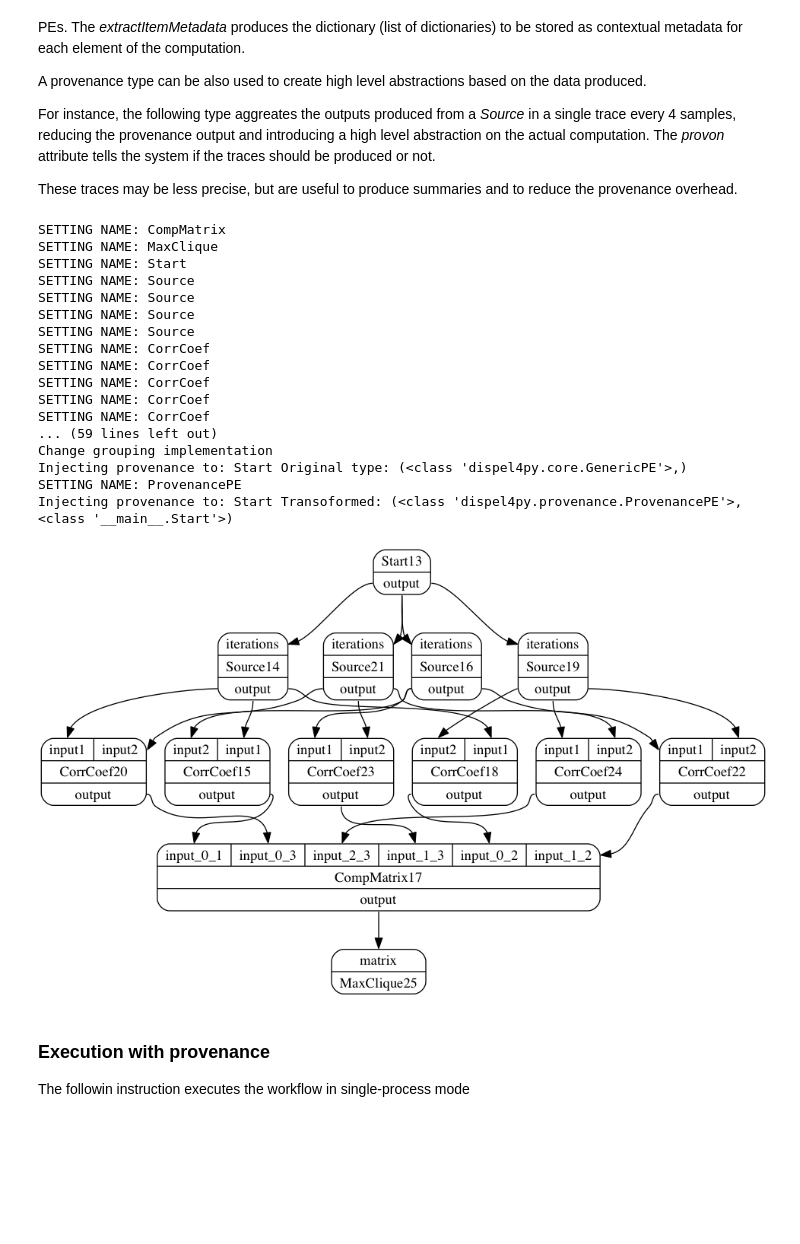
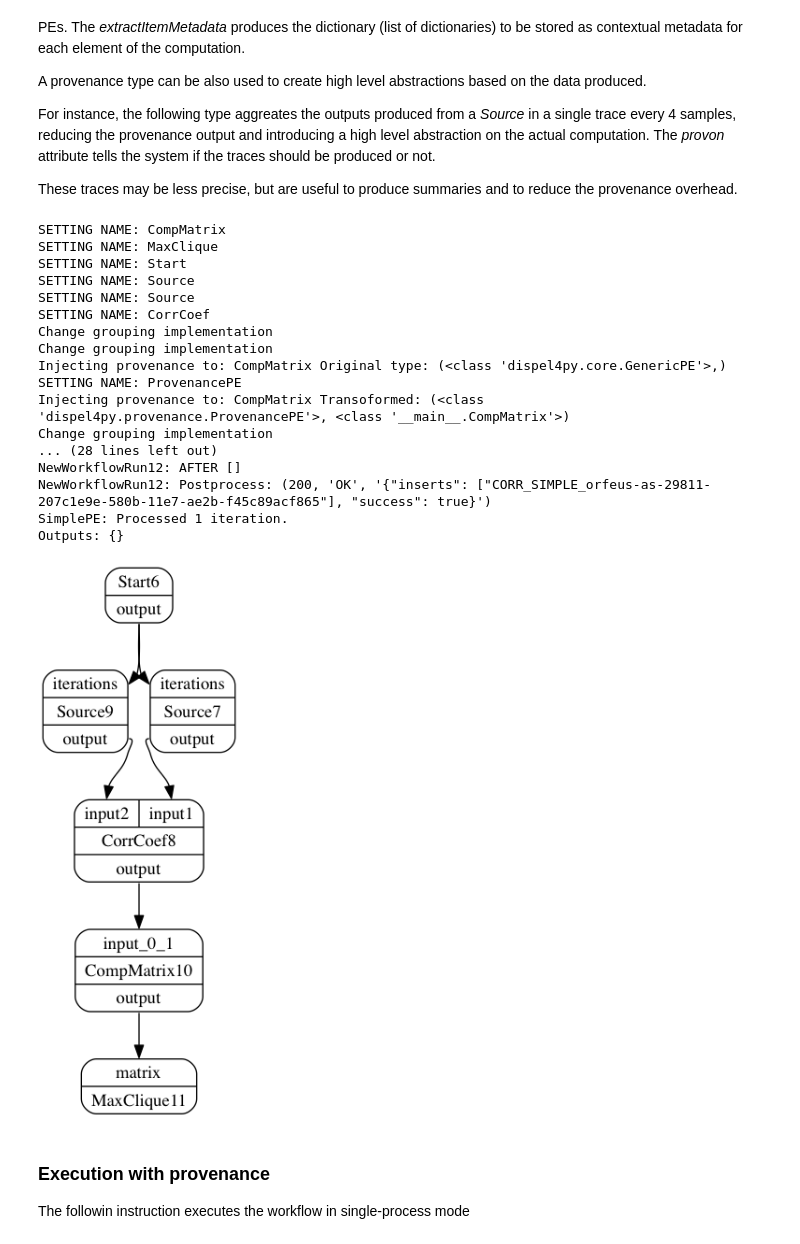
Before and after one commit to dispel4py2-0/Dispel4Py, a Jupyter notebook: d4py-prov-xcorrelation-example.ipynb, the cells around one changed output. Drawn from its saved outputs; the diff is of its cells as text; code cells hidden in the pictures; blank space fills up the shorter version.

Commit message:
updated types and example

```diff
--- a/d4py-prov-xcorrelation-example.ipynb
+++ b/d4py-prov-xcorrelation-example.ipynb
@@ -150,8 +150,8 @@ class MaxClique(GenericPE):
         low_values_indices = matrix < self.threshold  # Where values are low
         matrix[low_values_indices] = 0
         self.log(matrix)
-        self.write('graph',matrix,metadata={'matrix':str(matrix),'batch':batch})
-        self.write('clique',matrix,metadata={'matrix':str(matrix),'batch':batch},ignore_inputs=True)
+        self.write('avg',matrix,metadata={'matrix':str(matrix),'batch':batch})
+        self.write('clique',matrix,metadata={'matrix':str(matrix),'batch':batch})
 
         G = nx.from_numpy_matrix(matrix)
         plt.figure(batch)
@@ -293,10 +293,10 @@ class CorrCoef(GenericPE):
 
 #Declare workflow inputs: (each iteration prduces a batch_size of samples at the specified sampling_rate)
 # number of projections = iterations/batch_size at speed defined by sampling rate
-variables_number=4
+variables_number=2
 sampling_rate=100
-batch_size=4
-iterations=8
+batch_size=2
+iterations=4
 
 input_data = {"Start": [{"iterations": [iterations]}]}
 
@@ -504,12 +489,11 @@ class ProvenanceStock(ProvenancePE):
 #Store via recorders or sensors
 #ProvenanceRecorder.REPOS_URL='http://127.0.0.1:8080/j2ep-1.0/prov/workflow/insert'
 
-#Store via service (POST with prov payload)
-ProvenancePE.REPOS_URL='http://127.0.0.1:8080/j2ep-1.0/prov/workflow/insert'
-
+#Store via service
+ProvenancePE.REPOS_URL='http://127.0.0.1:8082/workflow/insert'
 
 #Export data lineage via service (REST GET Call on dataid resource)
-ProvenancePE.PROV_EXPORT_URL="http://127.0.0.1:8080/j2ep-1.0/prov/workflow/export/data/"
+ProvenancePE.PROV_EXPORT_URL='http://127.0.0.1:8082/workflow/export/data/'
 
 #Store to local path
 ProvenancePE.PROV_PATH='./prov-files/'
@@ -526,7 +510,7 @@ def createGraphWithProv():
     #Location of the remote repository for runtime updates of the lineage traces. Shared among ProvenanceRecorder subtypes
 
     # Ranomdly generated unique identifier for the current run
-    rid='JUP_SIMPLE_'+getUniqueId()
+    rid='CORR_SIMPLE_'+getUniqueId()
 
 
     # Finally, provenance enhanced graph is prepared:
@@ -548,44 +532,52 @@ def createGraphWithProv():
     #Initialise provenance storage to sensors and service:
     #profile_prov_run(graph,ProvenanceRecorderToService,provImpClass=(ProvenancePE,),username='aspinuso',runId=rid,w3c_prov=False,description="provState",workflowName="test_rdwd",workflowId="xx",save_mode='sensor')
 
     #Summary view on each component
     #profile_prov_run(graph,ProvenanceTimedSensorToService,provImpClass=(ProvenancePE,),username='aspinuso',runId=rid,w3c_prov=False,description="provState",workflowName="test_rdwd",workflowId="xx",save_mode='sensor')
 
 
 
     #Configuring provenance feedback-loop
     #profile_prov_run(graph,ProvenanceTimedSensorToService,provImpClass=(ProvenancePE,),username='aspinuso',runId=rid,w3c_prov=False,description="provState",workflowName="test_rdwd",workflowId="xx",save_mode='sensor',feedbackPEs=['Source','MaxClique'])
 
 
     #Initialise provenance storage end associate a Provenance type with specific components:
-    profile_prov_run(graph,None, provImpClass=(ProvenancePE,),componentsType={'Source':(ProvenanceStock,)},username='aspinuso',runId=rid,w3c_prov=False,description="provState",workflowName="test_rdwd",workflowId="xx",save_mode='service')
+    profile_prov_run(graph,None, provImpClass=(ProvenancePE,),
+                     username='aspinuso',
+                     runId=rid,
+                     w3c_prov=False,
+                     description="provState",
+                     workflowName="test_rdwd",
+                     workflowId="xx",
+                     componentsType= {'MaxClique':(SingleInvocationStateDepType,)},
+                     save_mode='service')
 
     #
     return graph
 
 
 graph=createGraphWithProv()
 
 display(graph)
 # %% [output]
 SETTING NAME: CompMatrix
 SETTING NAME: MaxClique
 SETTING NAME: Start
 SETTING NAME: Source
 SETTING NAME: Source
-SETTING NAME: Source
-SETTING NAME: Source
 SETTING NAME: CorrCoef
-SETTING NAME: CorrCoef
-SETTING NAME: CorrCoef
-SETTING NAME: CorrCoef
-SETTING NAME: CorrCoef
-... (59 lines left out)
 Change grouping implementation
-Injecting provenance to: Start Original type: (<class 'dispel4py.core.GenericPE'>,)
+Change grouping implementation
+Injecting provenance to: CompMatrix Original type: (<class 'dispel4py.core.GenericPE'>,)
 SETTING NAME: ProvenancePE
-Injecting provenance to: Start Transoformed: (<class 'dispel4py.provenance.ProvenancePE'>, <class '__main__.Start'>)
+Injecting provenance to: CompMatrix Transoformed: (<class 'dispel4py.provenance.ProvenancePE'>, <class '__main__.CompMatrix'>)
+Change grouping implementation
+... (28 lines left out)
+NewWorkflowRun12: AFTER []
+NewWorkflowRun12: Postprocess: (200, 'OK', '{"inserts": ["CORR_SIMPLE_orfeus-as-29811-207c1e9e-580b-11e7-ae2b-f45c89acf865"], "success": true}')
+SimplePE: Processed 1 iteration.
+Outputs: {}
-[figure, old version]
+[figure, new version]
 # %% [markdown]
 ### Execution with provenance
 The followin instruction executes the workflow in single-process mode
```
Also changed, not shown: parts of 7 cells of this notebook, 1 other file.
